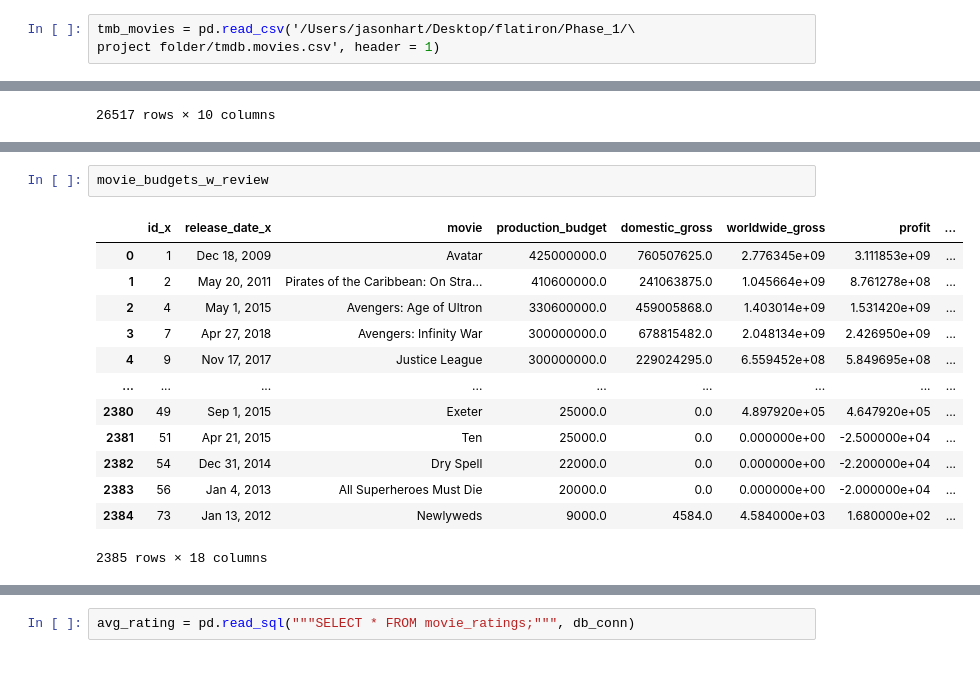
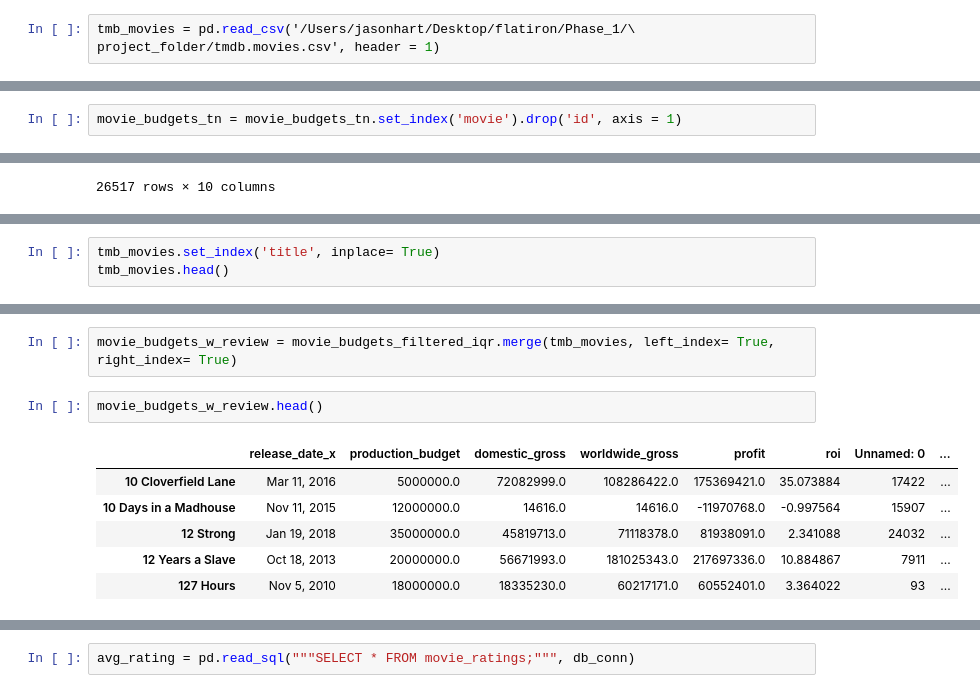
Before and after one commit to jaymhart76/phase_1_movie_data_project, a Jupyter notebook: phase_1 project.ipynb, the cells around one changed output, grey strips where cells are left out. Drawn from its saved outputs; the diff is of its cells as text.

```diff
--- a/phase_1 project.ipynb
+++ b/phase_1 project.ipynb
@@ -15,4 +27,4 @@ project folder/bom.movie_gross.csv', header = 1)
 # %%
 tmb_movies = pd.read_csv('/Users/jasonhart/Desktop/flatiron/Phase_1/\
-project folder/tmdb.movies.csv', header = 1)
+project_folder/tmdb.movies.csv', header = 1)
 # %%
@@ -81,3 +64,5 @@ movie_budgets_tn['worldwide_gross']=movie_budgets_tn['worldwide_gross']\
+# %%
+movie_budgets_tn = movie_budgets_tn.set_index('movie').drop('id', axis = 1)
 # %%
 movie_budgets_tn.head()
 # %% [output]
@@ -471,0 +440,3 @@ movie_budgets_w_review= movie_budgets_tn.merge(tmb_movies, left_on = 'movie', ri
+# %%
+tmb_movies.set_index('title', inplace= True)
+tmb_movies.head()
@@ -472,16 +451,11 @@ movie_budgets_w_review= movie_budgets_tn.merge(tmb_movies, left_on = 'movie', ri
+# %%
+movie_budgets_w_review = movie_budgets_filtered_iqr.merge(tmb_movies, left_index= True, right_index= True)
 # %%
-movie_budgets_w_review
+movie_budgets_w_review.head()
 # %% [output]
-|  | id_x | release_date_x | movie | production_budget | domestic_gross | worldwide_gross | profit | ... |
-| 0 | 1 | Dec 18, 2009 | Avatar | 425000000.0 | 760507625.0 | 2.776345e+09 | 3.111853e+09 | ... |
-| 1 | 2 | May 20, 2011 | Pirates of the Caribbean: On Stra... | 410600000.0 | 241063875.0 | 1.045664e+09 | 8.761278e+08 | ... |
-| 2 | 4 | May 1, 2015 | Avengers: Age of Ultron | 330600000.0 | 459005868.0 | 1.403014e+09 | 1.531420e+09 | ... |
-| 3 | 7 | Apr 27, 2018 | Avengers: Infinity War | 300000000.0 | 678815482.0 | 2.048134e+09 | 2.426950e+09 | ... |
-| 4 | 9 | Nov 17, 2017 | Justice League | 300000000.0 | 229024295.0 | 6.559452e+08 | 5.849695e+08 | ... |
-| ... | ... | ... | ... | ... | ... | ... | ... | ... |
-| 2380 | 49 | Sep 1, 2015 | Exeter | 25000.0 | 0.0 | 4.897920e+05 | 4.647920e+05 | ... |
-| 2381 | 51 | Apr 21, 2015 | Ten | 25000.0 | 0.0 | 0.000000e+00 | -2.500000e+04 | ... |
-| 2382 | 54 | Dec 31, 2014 | Dry Spell | 22000.0 | 0.0 | 0.000000e+00 | -2.200000e+04 | ... |
-| 2383 | 56 | Jan 4, 2013 | All Superheroes Must Die | 20000.0 | 0.0 | 0.000000e+00 | -2.000000e+04 | ... |
-| 2384 | 73 | Jan 13, 2012 | Newlyweds | 9000.0 | 4584.0 | 4.584000e+03 | 1.680000e+02 | ... |
+|  | release_date_x | production_budget | domestic_gross | worldwide_gross | profit | roi | Unnamed: 0 | ... |
+| 10 Cloverfield Lane | Mar 11, 2016 | 5000000.0 | 72082999.0 | 108286422.0 | 175369421.0 | 35.073884 | 17422 | ... |
+| 10 Days in a Madhouse | Nov 11, 2015 | 12000000.0 | 14616.0 | 14616.0 | -11970768.0 | -0.997564 | 15907 | ... |
+| 12 Strong | Jan 19, 2018 | 35000000.0 | 45819713.0 | 71118378.0 | 81938091.0 | 2.341088 | 24032 | ... |
+| 12 Years a Slave | Oct 18, 2013 | 20000000.0 | 56671993.0 | 181025343.0 | 217697336.0 | 10.884867 | 7911 | ... |
+| 127 Hours | Nov 5, 2010 | 18000000.0 | 18335230.0 | 60217171.0 | 60552401.0 | 3.364022 | 93 | ... |
-2385 rows × 18 columns
```
Also changed, not shown: parts of 105 cells of this notebook.
